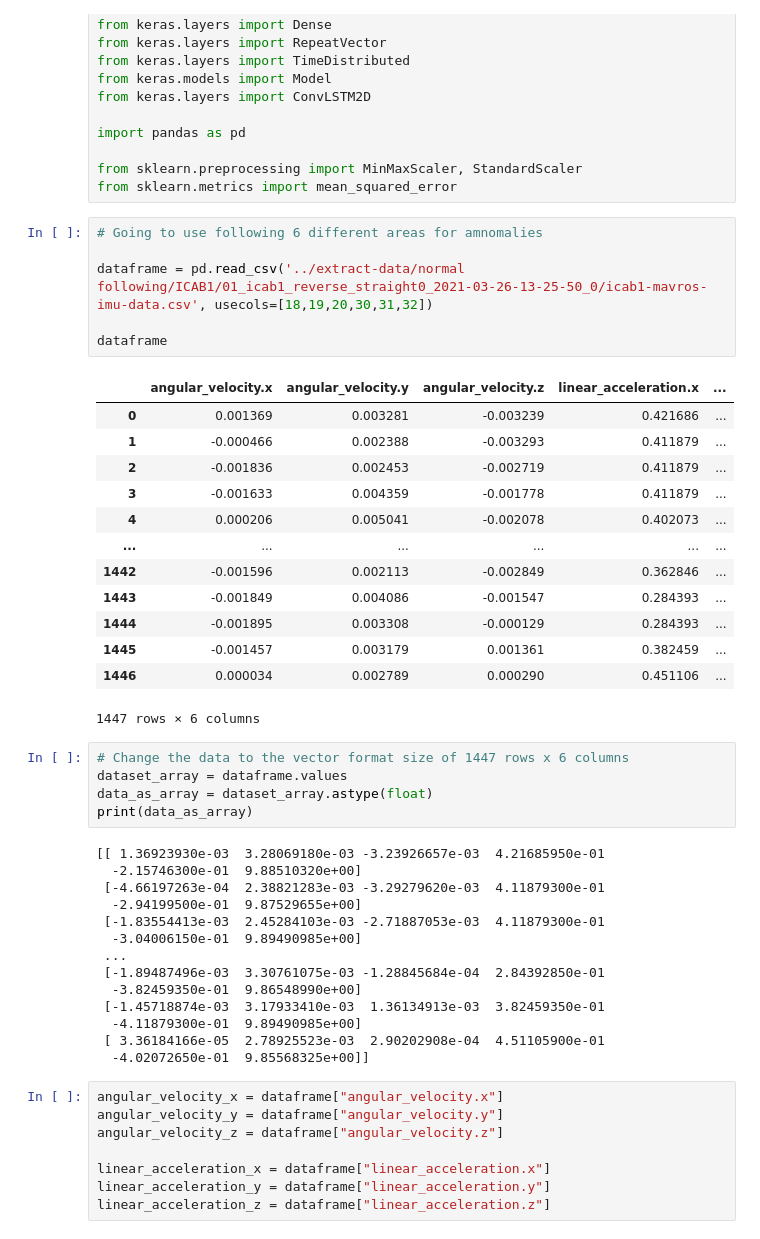
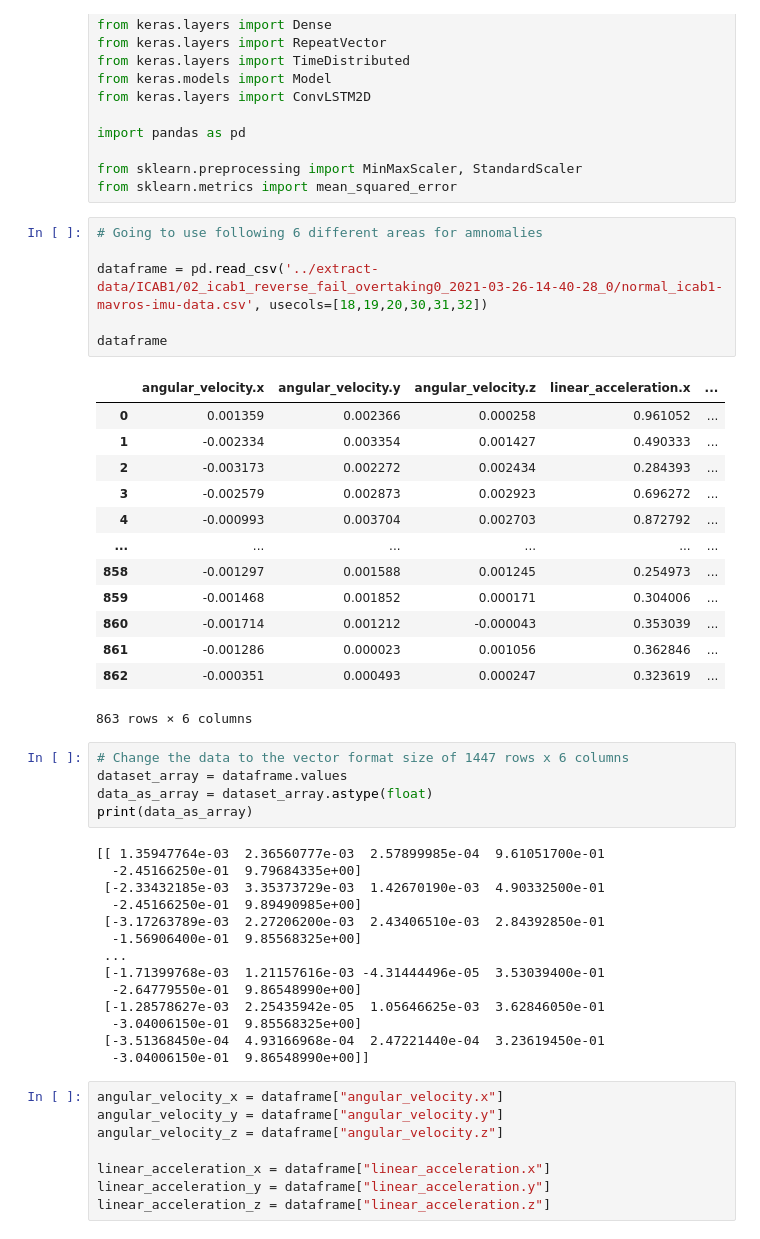
Before and after one commit to Chumsy0725/ICAS-2021, a Jupyter notebook: IMU/Model Training/Multivariate_LSTM_Model.ipynb, the cells around one changed output. Drawn from its saved outputs; the diff is of its cells as text.

```diff
--- a/IMU/Model Training/Multivariate_LSTM_Model.ipynb
+++ b/IMU/Model Training/Multivariate_LSTM_Model.ipynb
@@ -21,42 +21,42 @@ from sklearn.metrics import mean_squared_error
 # %%
 # Going to use following 6 different areas for amnomalies
 
-dataframe = pd.read_csv('../extract-data/normal following/ICAB1/01_icab1_reverse_straight0_2021-03-26-13-25-50_0/icab1-mavros-imu-data.csv', usecols=[18,19,20,30,31,32])
+dataframe = pd.read_csv('../extract-data/ICAB1/02_icab1_reverse_fail_overtaking0_2021-03-26-14-40-28_0/normal_icab1-mavros-imu-data.csv', usecols=[18,19,20,30,31,32])
 
 dataframe
 # %% [output]
 |  | angular_velocity.x | angular_velocity.y | angular_velocity.z | linear_acceleration.x | ... |
-| 0 | 0.001369 | 0.003281 | -0.003239 | 0.421686 | ... |
-| 1 | -0.000466 | 0.002388 | -0.003293 | 0.411879 | ... |
-| 2 | -0.001836 | 0.002453 | -0.002719 | 0.411879 | ... |
-| 3 | -0.001633 | 0.004359 | -0.001778 | 0.411879 | ... |
-| 4 | 0.000206 | 0.005041 | -0.002078 | 0.402073 | ... |
+| 0 | 0.001359 | 0.002366 | 0.000258 | 0.961052 | ... |
+| 1 | -0.002334 | 0.003354 | 0.001427 | 0.490333 | ... |
+| 2 | -0.003173 | 0.002272 | 0.002434 | 0.284393 | ... |
+| 3 | -0.002579 | 0.002873 | 0.002923 | 0.696272 | ... |
+| 4 | -0.000993 | 0.003704 | 0.002703 | 0.872792 | ... |
 | ... | ... | ... | ... | ... | ... |
-| 1442 | -0.001596 | 0.002113 | -0.002849 | 0.362846 | ... |
-| 1443 | -0.001849 | 0.004086 | -0.001547 | 0.284393 | ... |
-| 1444 | -0.001895 | 0.003308 | -0.000129 | 0.284393 | ... |
-| 1445 | -0.001457 | 0.003179 | 0.001361 | 0.382459 | ... |
-| 1446 | 0.000034 | 0.002789 | 0.000290 | 0.451106 | ... |
+| 858 | -0.001297 | 0.001588 | 0.001245 | 0.254973 | ... |
+| 859 | -0.001468 | 0.001852 | 0.000171 | 0.304006 | ... |
+| 860 | -0.001714 | 0.001212 | -0.000043 | 0.353039 | ... |
+| 861 | -0.001286 | 0.000023 | 0.001056 | 0.362846 | ... |
+| 862 | -0.000351 | 0.000493 | 0.000247 | 0.323619 | ... |
-1447 rows × 6 columns
+863 rows × 6 columns
 # %%
 # Change the data to the vector format size of 1447 rows x 6 columns
 dataset_array = dataframe.values
 data_as_array = dataset_array.astype(float)
 print(data_as_array)
 # %% [output]
-[[ 1.36923930e-03  3.28069180e-03 -3.23926657e-03  4.21685950e-01
-  -2.15746300e-01  9.88510320e+00]
- [-4.66197263e-04  2.38821283e-03 -3.29279620e-03  4.11879300e-01
-  -2.94199500e-01  9.87529655e+00]
- [-1.83554413e-03  2.45284103e-03 -2.71887053e-03  4.11879300e-01
-  -3.04006150e-01  9.89490985e+00]
+[[ 1.35947764e-03  2.36560777e-03  2.57899985e-04  9.61051700e-01
+  -2.45166250e-01  9.79684335e+00]
+ [-2.33432185e-03  3.35373729e-03  1.42670190e-03  4.90332500e-01
+  -2.45166250e-01  9.89490985e+00]
+ [-3.17263789e-03  2.27206200e-03  2.43406510e-03  2.84392850e-01
+  -1.56906400e-01  9.85568325e+00]
  ...
- [-1.89487496e-03  3.30761075e-03 -1.28845684e-04  2.84392850e-01
-  -3.82459350e-01  9.86548990e+00]
- [-1.45718874e-03  3.17933410e-03  1.36134913e-03  3.82459350e-01
-  -4.11879300e-01  9.89490985e+00]
- [ 3.36184166e-05  2.78925523e-03  2.90202908e-04  4.51105900e-01
-  -4.02072650e-01  9.85568325e+00]]
+ [-1.71399768e-03  1.21157616e-03 -4.31444496e-05  3.53039400e-01
+  -2.64779550e-01  9.86548990e+00]
+ [-1.28578627e-03  2.25435942e-05  1.05646625e-03  3.62846050e-01
+  -3.04006150e-01  9.85568325e+00]
+ [-3.51368450e-04  4.93166968e-04  2.47221440e-04  3.23619450e-01
+  -3.04006150e-01  9.86548990e+00]]
 # %%
 angular_velocity_x = dataframe["angular_velocity.x"]
 angular_velocity_y = dataframe["angular_velocity.y"]
```
Also changed, not shown: parts of 5 cells of this notebook.
